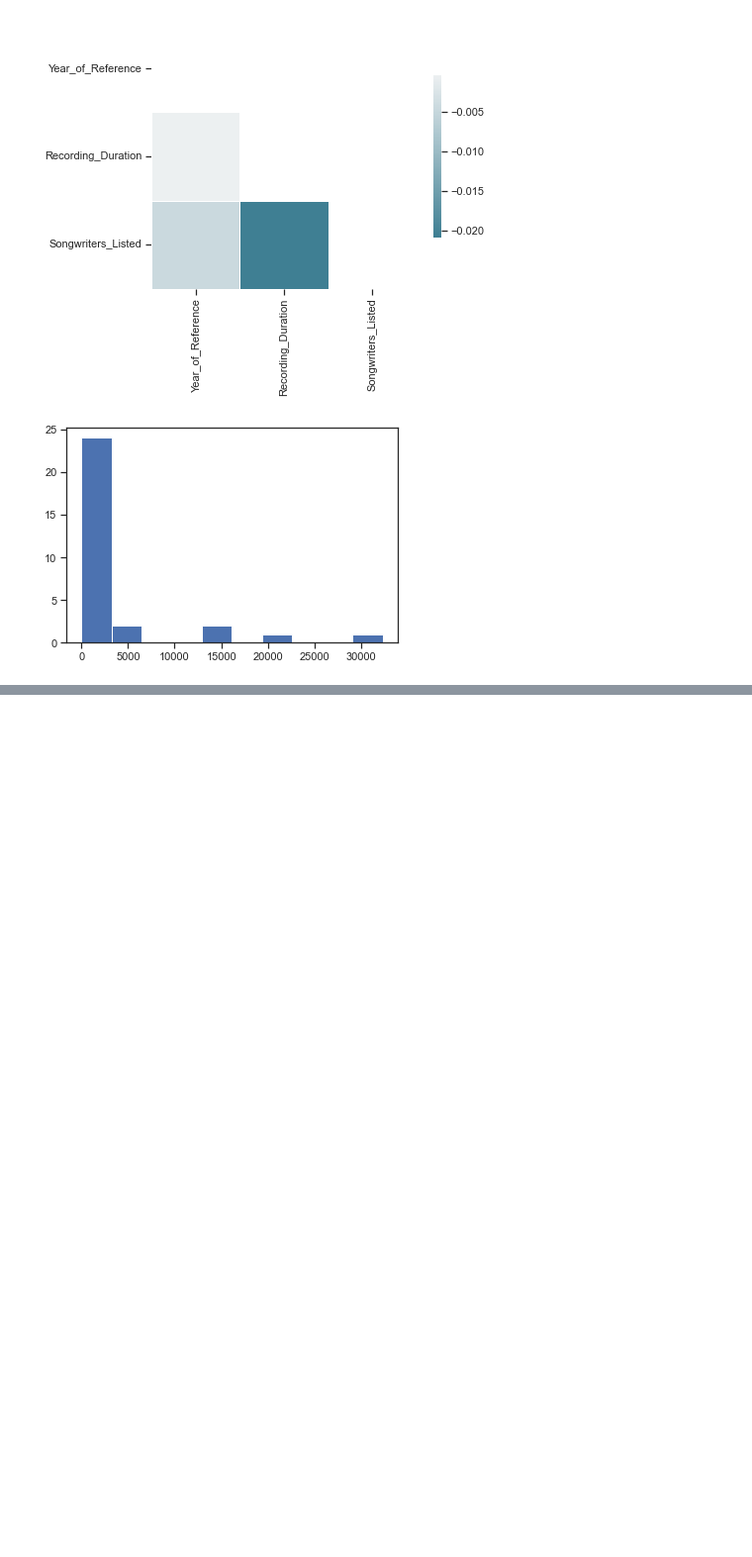
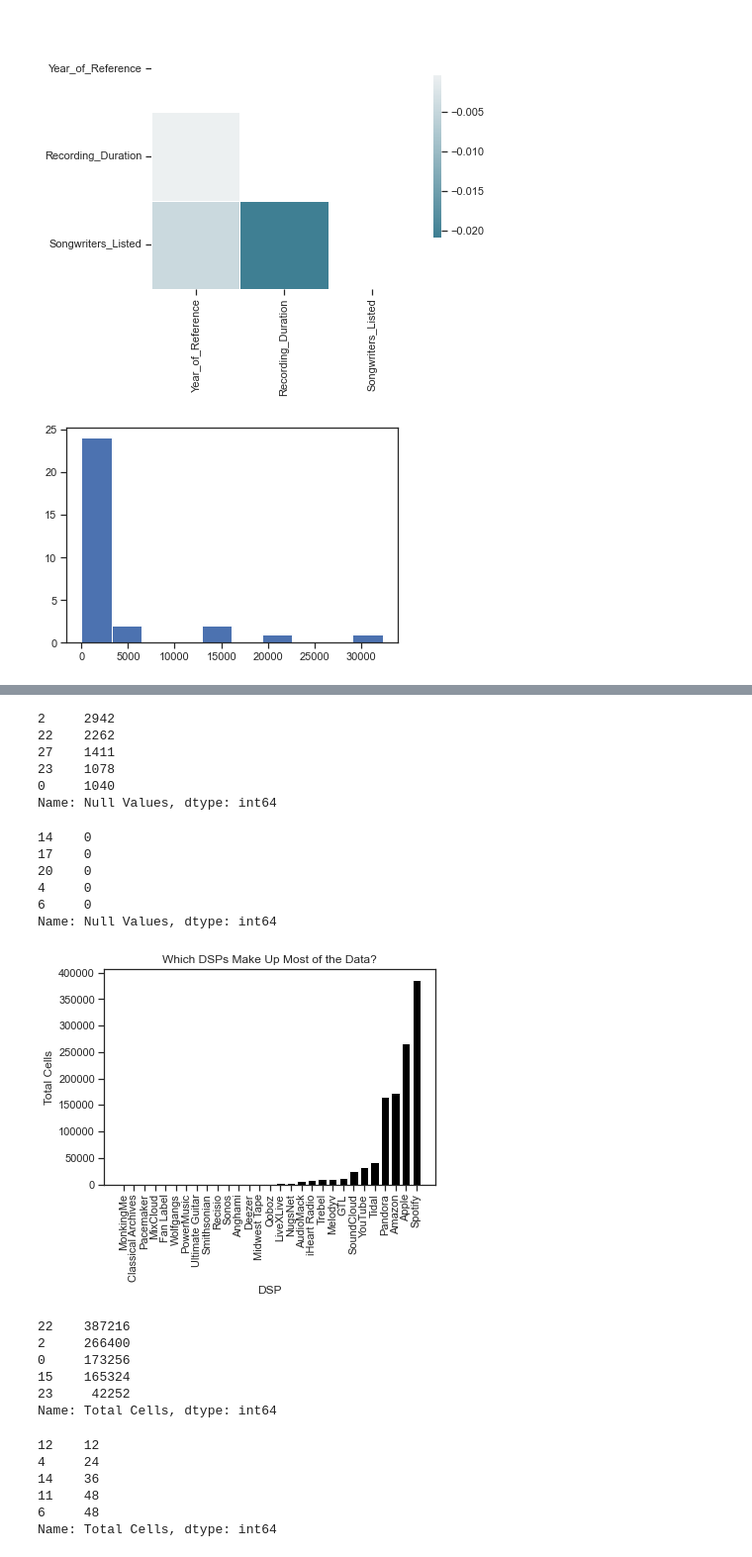
Before and after one commit to LJRollerII/mlc-project-napster, a Jupyter notebook: notebooks/MLC_Project.ipynb, the cells around one changed output, grey strips where cells are left out. Shown at 99% size. Drawn from its saved outputs; the diff is of its cells as text; code cells hidden in the pictures; blank space fills up the shorter version.

```diff
--- a/notebooks/MLC_Project.ipynb
+++ b/notebooks/MLC_Project.ipynb
@@ -2046,0 +2054,46 @@ plt.show()
+# %%
+mlc_null_percentage['Null Values'].nlargest(5)
+# %% [output]
+2     2942
+22    2262
+27    1411
+23    1078
+0     1040
+Name: Null Values, dtype: int64
+# %%
+mlc_null_percentage['Null Values'].nsmallest(5)
+# %% [output]
+14    0
+17    0
+20    0
+4     0
+6     0
+Name: Null Values, dtype: int64
+# %%
+data = mlc_null_percentage.sort_values('Total Cells', inplace = True)
+plt.bar(mlc_null_percentage.DSP,mlc_null_percentage['Total Cells'], color='black',data = data)
+plt.title('Which DSPs Make Up Most of the Data?')
+plt.xlabel('DSP')
+plt.ylabel('Total Cells')
+plt.xticks(rotation = 90)
+plt.show()
+# %% [output]
+[figure, added]
+# %%
+mlc_null_percentage['Total Cells'].nlargest(5)
+# %% [output]
+22    387216
+2     266400
+0     173256
+15    165324
+23     42252
+Name: Total Cells, dtype: int64
+# %%
+mlc_null_percentage['Total Cells'].nsmallest(5)
+# %% [output]
+12    12
+4     24
+14    36
+11    48
+6     48
+Name: Total Cells, dtype: int64
```
Also changed, not shown: parts of 84 cells of this notebook.
